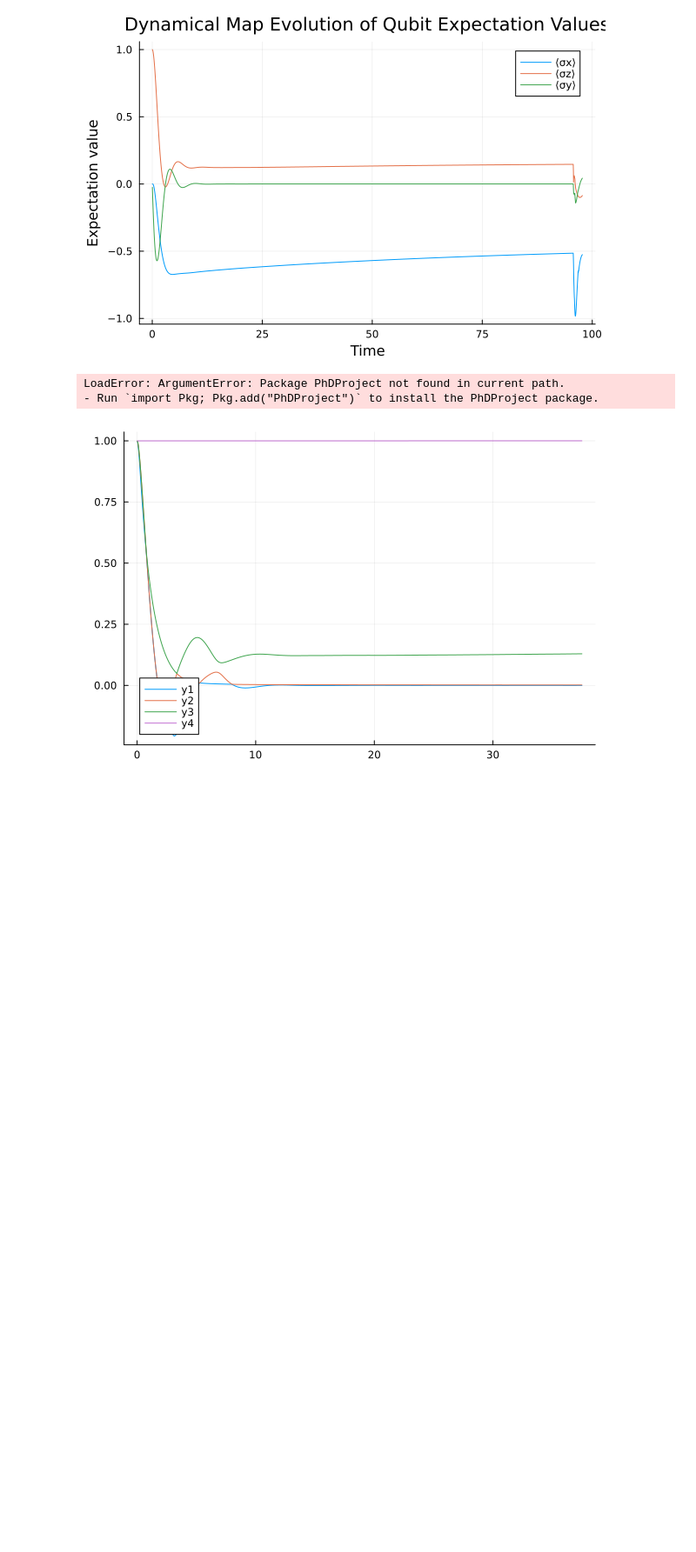
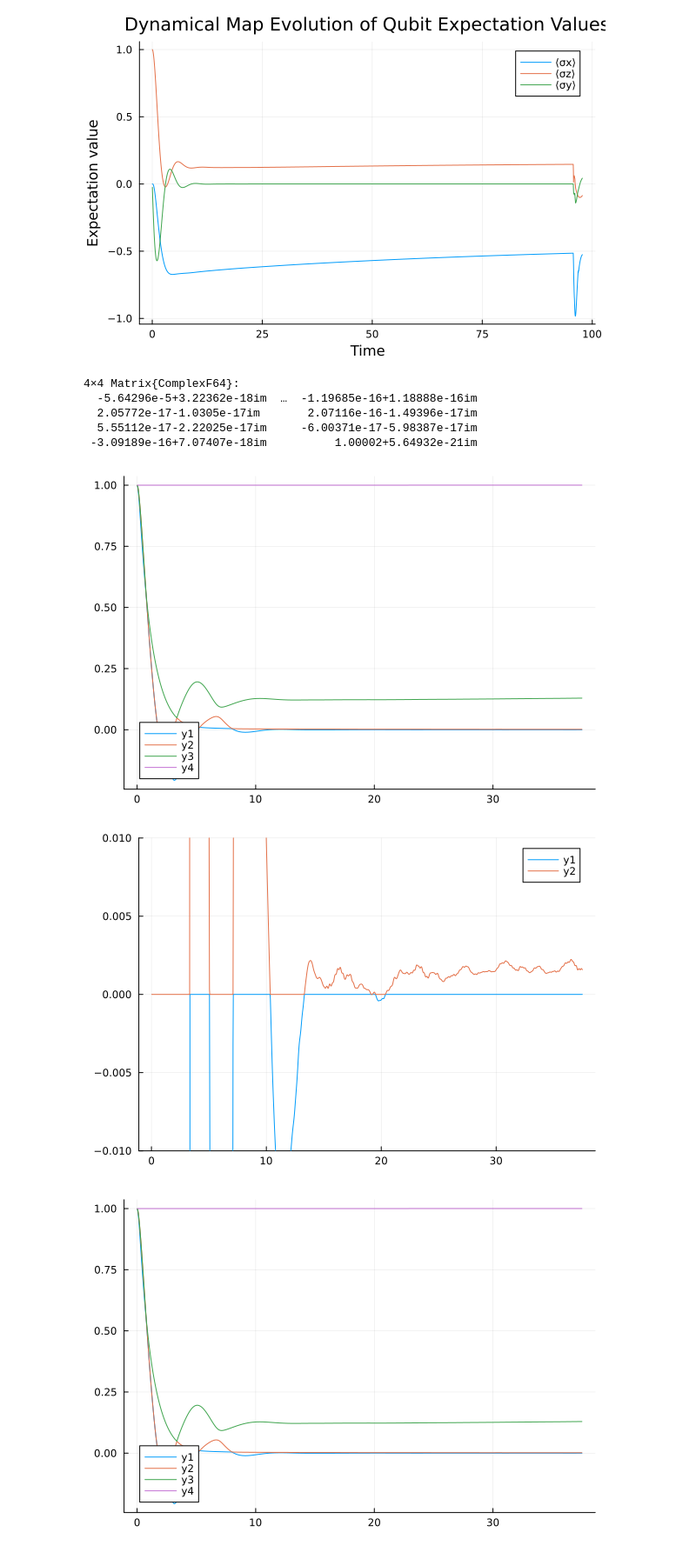
Before and after one commit to DavidStrachan1/Cleaned-PhD-repository, a Jupyter notebook: notebooks/Project_with_Josh/DataAnalysisTemp.ipynb, the cells around one changed output. Shown at 87% size. Saved outputs shown, nothing was run; the diff lists cells and outputs as text; code cells hidden in the pictures; blank space fills up the shorter version.

Commit message:
Added spectral analysis

```diff
--- a/notebooks/Project_with_Josh/DataAnalysisTemp.ipynb
+++ b/notebooks/Project_with_Josh/DataAnalysisTemp.ipynb
@@ -5,6 +7,8 @@ using JLD2, LinearAlgebra, Plots
 alpha = 0.03 # coupling strength differentiates the files
 filepath = "/Users/mf22297/OneDrive - University of Bristol/Documents/Fellowship/Data/"
 filename = "SMB_QN_LBO_DynamicalMap_alpha=$(alpha)_wc=5.0_beta=1.0e7_s=0.3_epsilonsigmaz=0.0_delta=1.0_epsilon=1.0e-8_L=2500_dt=0.025_probBosonDim=1.0e-7_bathtype=exponential.jld2"
+
+δt = 0.025
 
 map_file = joinpath(filepath, filename)
 maps = jldopen(map_file, "r"; iotype=IOStream) do f
@@ -53,15 +57,44 @@ plot!(p, times, sy, label="⟨σy⟩")
 display(p)
 # %% [output]
 [figure]
+# %%
+Λ = dyn_maps[:,:,1000]
+F = eigen(Λ).vectors
+D = diagm(eigen(Λ).values)
+get_inv(F)*Λ*F
+# %% [output]
+4×4 Matrix{ComplexF64}:
+  -5.64296e-5+3.22362e-18im  …  -1.19685e-16+1.18888e-16im
+  2.05772e-17-1.0305e-17im       2.07116e-16-1.49396e-17im
+  5.55112e-17-2.22025e-17im     -6.00371e-17-5.98387e-17im
+ -3.09189e-16+7.07407e-18im          1.00002+5.64932e-21im
 # %%
-using PhDProject
-propagators = complex(zeros(2,2,length(dyn_maps)-2))
-# dΛτdt = compute_dΛdt(Λs,δt)
-# # Λ_inv = get_inv(Λs[2])
-# L =  dΛτdt*Λ_inv
+propagators = complex(zeros(2,2,length(times)-2))
+for i=1:length(times)-2
+    Λs = [dyn_maps[:,:,i],dyn_maps[:,:,i+1],dyn_maps[:,:,i+2]]
+    Λ = Λs[2]
+    dΛτdt = compute_dΛdt(Λs,δt)
+    D = diagm(eigen(Λ).values)
+    F = eigen(Λ).vectors
+    dΛτdt = (get_inv(F)*dΛτdt*F)[3:4,3:4]
+    L = dΛτdt*get_inv(D[3:4,3:4])
+    L = F[3:4,3:4]*L*get_inv(F)[3:4,3:4]
+    propagators[:,:,i] = L
+end
+
+
+spectra_Λ = complex(zeros(4,length(times)))
+spectra_L = complex(zeros(2,length(times)-2))
+
+[spectra_Λ[:,i] .= eigen(dyn_maps[:,:,i]).values for i=1:length(times)]
+[spectra_L[:,i] .= eigen(propagators[:,:,i]).values for i=1:(length(times)-2)]
+
+display(Plots.plot(times[1:1500],real.(transpose(spectra_Λ[:,1:1500]))))
+#Plots.savefig("Real part of bubble spectra.pdf")
+display(Plots.plot(times[1:1500],real.(transpose(spectra_L[:,1:1500])),ylim=(-0.01,0.01)))
 # %% [output]
-LoadError: ArgumentError: Package PhDProject not found in current path.
-- Run `import Pkg; Pkg.add("PhDProject")` to install the PhDProject package.
+[figure, added]
+[figure, added]
 # %%
 spectra = complex(zeros(4,10000))
 for i=1:length(dyn_maps[1,1,:])
```
Also changed, not shown: parts of 1 cell of this notebook.
